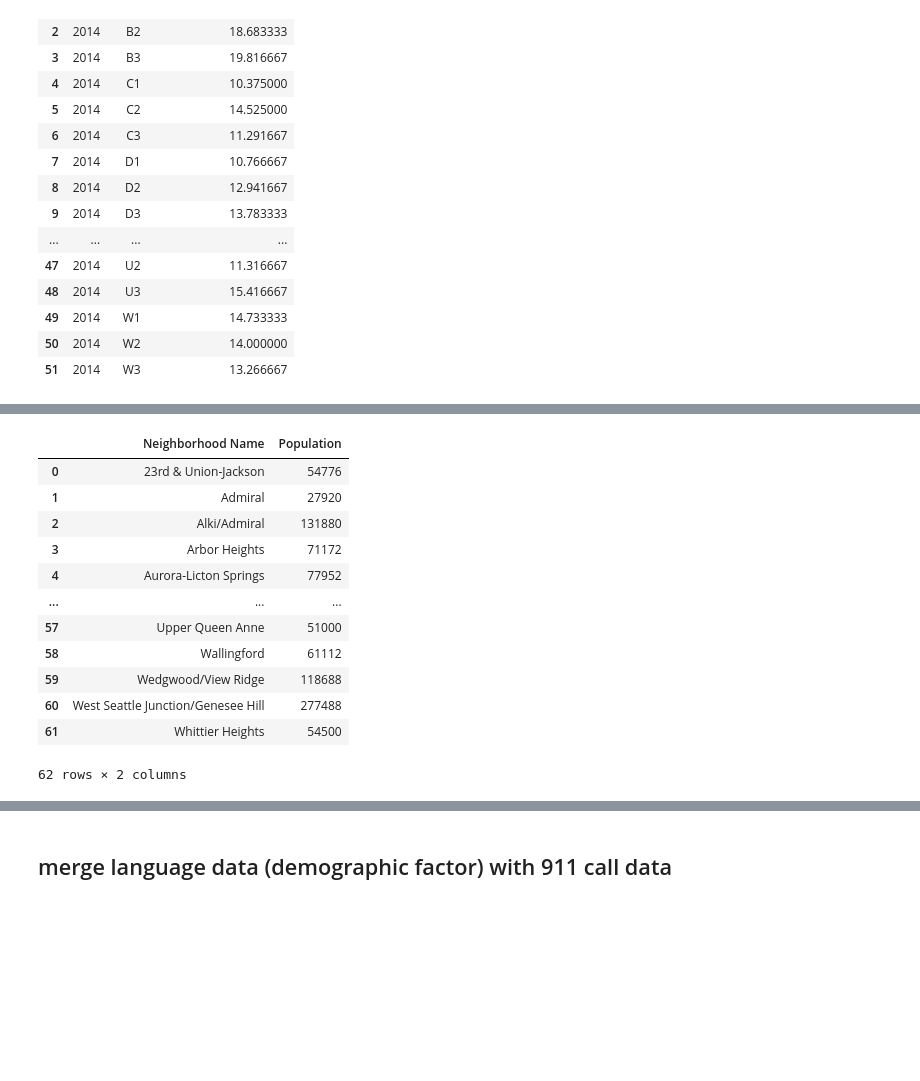
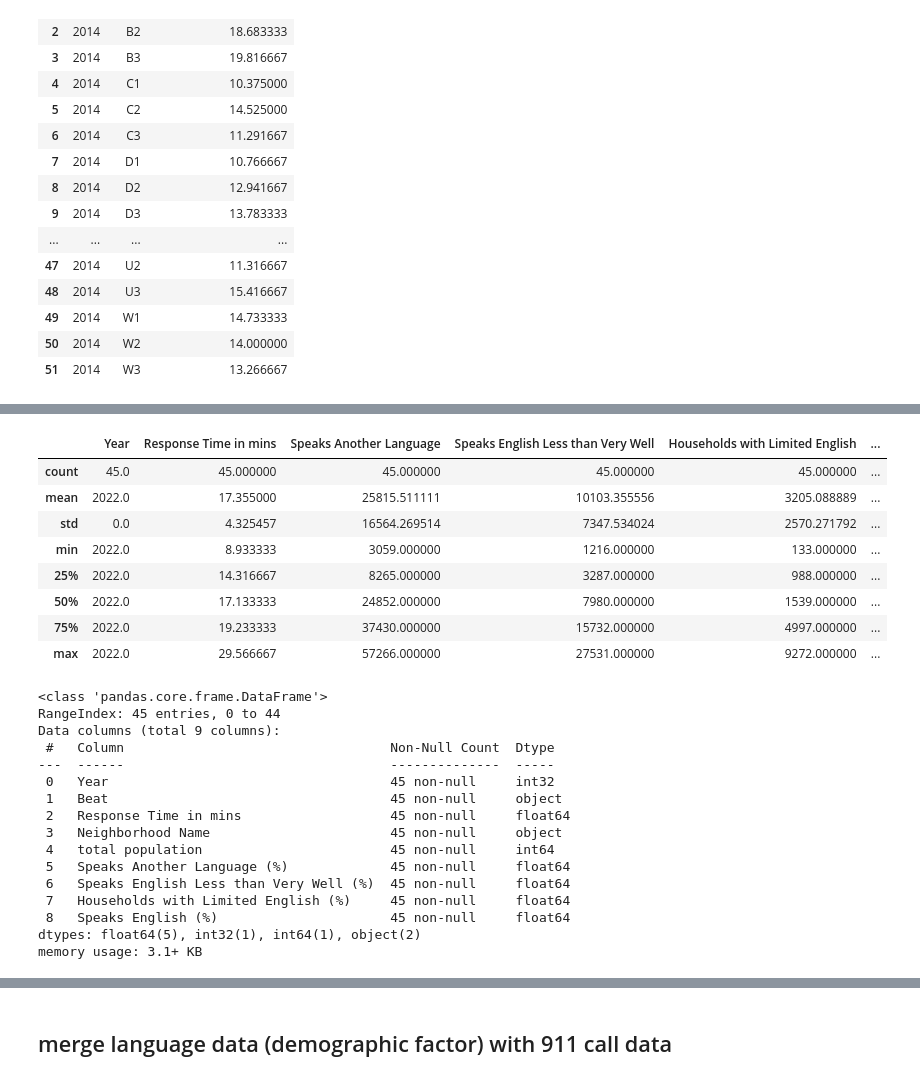
Before and after one commit to nemdim/Capstone-Project-Group-1, a Jupyter notebook: check_data.ipynb, the cells around one changed output, grey strips where cells are left out. Drawn from its saved outputs; the diff is of its cells as text; code cells hidden in the pictures; blank space fills up the shorter version.

```diff
--- a/check_data.ipynb
+++ b/check_data.ipynb
@@ -501,16 +508,0 @@ the_averages_response_time_2014
-# %%
-language_native
-# %% [output]
-|  | Neighborhood Name | Population |
-| 0 | 23rd & Union-Jackson | 54776 |
-| 1 | Admiral | 27920 |
-| 2 | Alki/Admiral | 131880 |
-| 3 | Arbor Heights | 71172 |
-| 4 | Aurora-Licton Springs | 77952 |
-| ... | ... | ... |
-| 57 | Upper Queen Anne | 51000 |
-| 58 | Wallingford | 61112 |
-| 59 | Wedgwood/View Ridge | 118688 |
-| 60 | West Seattle Junction/Genesee Hill | 277488 |
-| 61 | Whittier Heights | 54500 |
-62 rows × 2 columns
@@ -516,0 +517,12 @@ language_native
+# %%
+the_averages_response_time_2022.describe()
+# %% [output]
+|  | Year | Response Time in mins | Speaks Another Language | Speaks English Less than Very Well | Households with Limited English | ... |
+| count | 45.0 | 45.000000 | 45.000000 | 45.000000 | 45.000000 | ... |
+| mean | 2022.0 | 17.355000 | 25815.511111 | 10103.355556 | 3205.088889 | ... |
+| std | 0.0 | 4.325457 | 16564.269514 | 7347.534024 | 2570.271792 | ... |
+| min | 2022.0 | 8.933333 | 3059.000000 | 1216.000000 | 133.000000 | ... |
+| 25% | 2022.0 | 14.316667 | 8265.000000 | 3287.000000 | 988.000000 | ... |
+| 50% | 2022.0 | 17.133333 | 24852.000000 | 7980.000000 | 1539.000000 | ... |
+| 75% | 2022.0 | 19.233333 | 37430.000000 | 15732.000000 | 4997.000000 | ... |
+| max | 2022.0 | 29.566667 | 57266.000000 | 27531.000000 | 9272.000000 | ... |
@@ -516,0 +538,19 @@ language_native
+# %%
+the_averages_response_time_2022.info()
+# %% [output]
+<class 'pandas.core.frame.DataFrame'>
+RangeIndex: 45 entries, 0 to 44
+Data columns (total 9 columns):
+ #   Column                                  Non-Null Count  Dtype
+---  ------                                  --------------  -----
+ 0   Year                                    45 non-null     int32
+ 1   Beat                                    45 non-null     object
+ 2   Response Time in mins                   45 non-null     float64
+ 3   Neighborhood Name                       45 non-null     object
+ 4   total population                        45 non-null     int64
+ 5   Speaks Another Language (%)             45 non-null     float64
+ 6   Speaks English Less than Very Well (%)  45 non-null     float64
+ 7   Households with Limited English (%)     45 non-null     float64
+ 8   Speaks English (%)                      45 non-null     float64
+dtypes: float64(5), int32(1), int64(1), object(2)
+memory usage: 3.1+ KB
```
Also changed, not shown: parts of 12 cells of this notebook.
